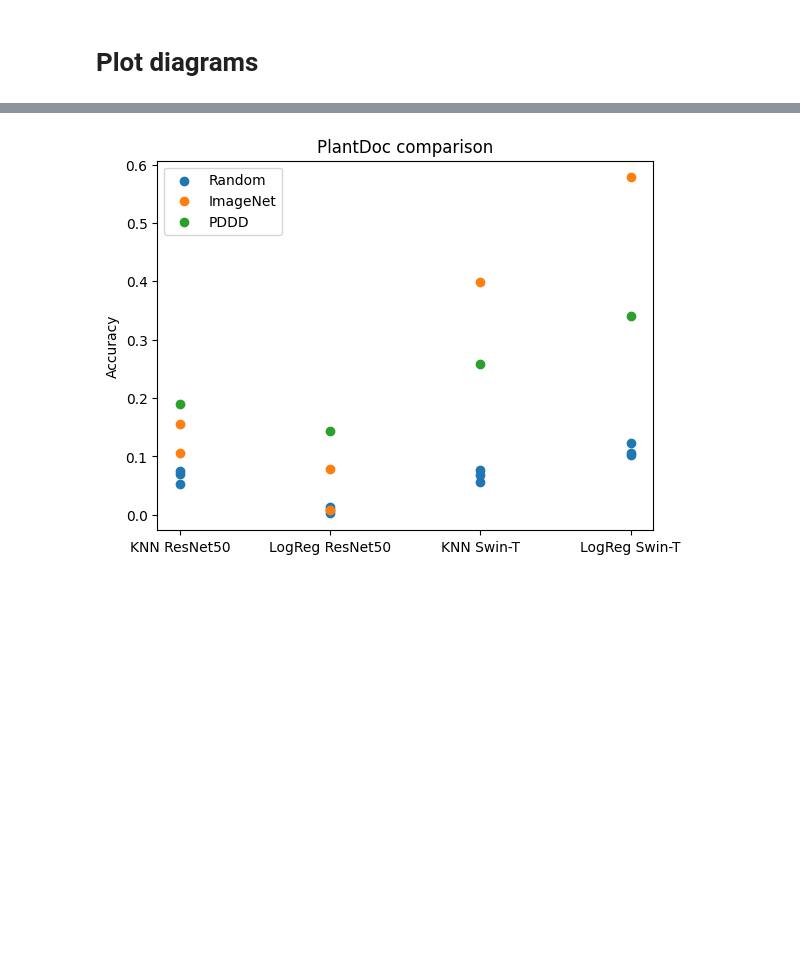
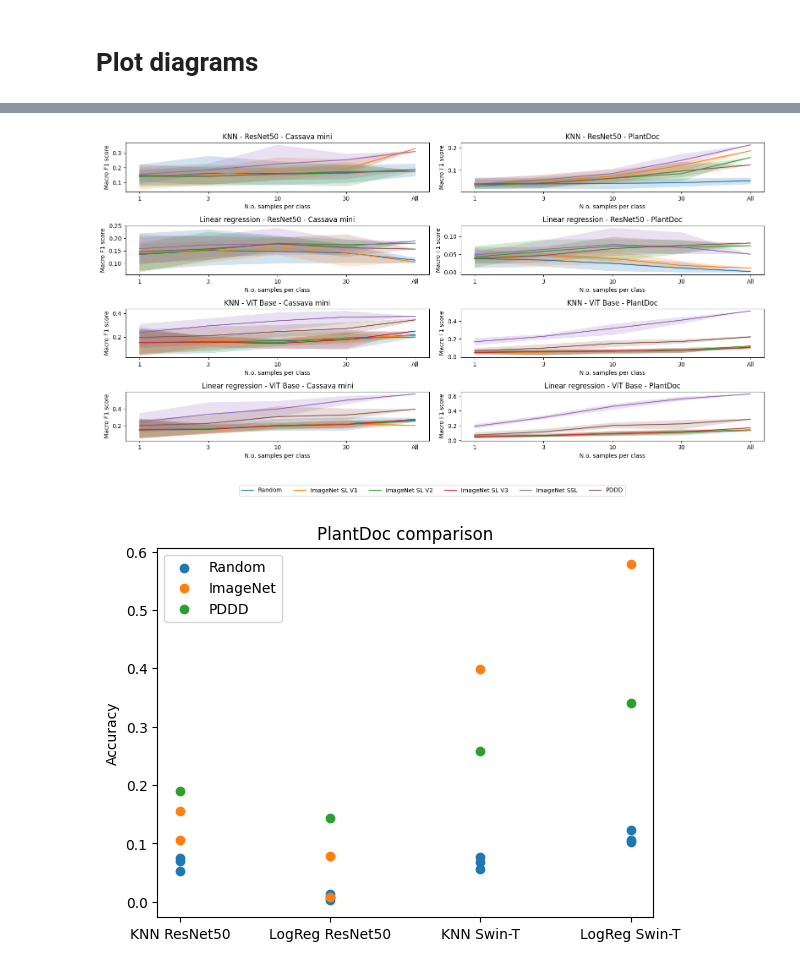
Before and after one commit to AlexanderPeter/thesis, a Jupyter notebook: code/19_plot_diagrams.ipynb, the cells around one changed output, grey strips where cells are left out. Drawn from its saved outputs; the diff is of its cells as text; code cells hidden in the pictures; blank space fills up the shorter version.

Commit message:
Finish plot version 2

```diff
--- a/code/19_plot_diagrams.ipynb
+++ b/code/19_plot_diagrams.ipynb
@@ -117,0 +92,11 @@ plt.show()
+# %%
+total_counter = 0
+for label in aggregating_configs:
+    number_of_matching_rows = (
+        df["feature_identifier"].str.contains(aggregating_configs[label]).sum()
+    )
+    print(f"{label} -> {number_of_matching_rows} matches")
+    total_counter += number_of_matching_rows
+
+print(f"{len(df)} == {total_counter}")
+assert len(df) == total_counter
@@ -118,3 +111,55 @@ plt.show()
+# %%
+fig, ax = plt.subplots(len(architecture_configs) * len(model_configs), len(dataset_configs), figsize=(16, 8))
+
+for row_1, arch_key in enumerate(architecture_configs):
+    architecture = architecture_configs[arch_key]
+    df_arch = df[df["feature_identifier"].str.contains(architecture)]
+
+    for label in aggregating_configs:
+        df_agg = df_arch[df_arch["feature_identifier"].str.contains(aggregating_configs[label])]
+
+        for column, dataset_key in enumerate(dataset_configs):
+            dataset = dataset_configs[dataset_key]
+            df_data = df_agg[df_agg["feature_identifier"].str.contains(dataset)]
+
+            for row_2, model_key in enumerate(model_configs):
+                model_name = model_configs[model_key]
+                row = row_1 * len(model_configs) + row_2
+
+                df_model = df_data[df_data["model_name"].str.contains(model_name)]
+
+                df_val = df_model.groupby(["number_of_samples"]).agg({"f1_macro": ["mean", "min", "max"]})
+                df_val.columns = df_val.columns.droplevel(0)
+                df_val = df_val.reset_index()
+                df_val.set_index("number_of_samples", inplace=True)
+                df_val = df_val.reindex(index=x_value_order)
+
+                ax[row][column].fill_between(
+                    df_val.index, df_val["min"], df_val["max"], alpha=0.2
+                )
+                # ax[row][column].plot(df_val["mean"], linestyle='dashed',label=label) # ,label=[label]
+                df_val.plot.line(
+                    ax=ax[row][column],
+                    y=["mean"],
+                    # x=["number_of_samples"], NOTE: index is x-axis as default
+                    label=[label],
+                )
+                # ax[row][column].set_ylim([0, 0.6])
+                ax[row][column].set_title(f"{model_key} - {arch_key} - {dataset_key}")
+                ax[row][column].get_legend().remove()
+                ax[row][column].set_ylabel(y_axis_title)
+                ax[row][column].set_xlabel(x_axis_title)
+
+
+# lines_labels = [ax.get_legend_handles_labels() for ax in fig.axes]
+lines_labels = [fig.axes[0].get_legend_handles_labels()]
+lines, labels = [sum(lol, []) for lol in zip(*lines_labels)]
+fig.tight_layout()
+# fig.legend(lines, labels, loc='lower center', ncol=4)
+fig.legend(lines, labels, loc='upper center', bbox_to_anchor=(0.5, -0.05), ncol=len(labels))
+plt.show()
+# %% [output]
+[figure, added]
 # %%
 # ResNet Random_19 (K=1): 0.07036247334754797
 # ResNet Random_20 (K=1): 0.053304904051172705
```
Also changed, not shown: parts of 11 cells of this notebook, 6 other files.
